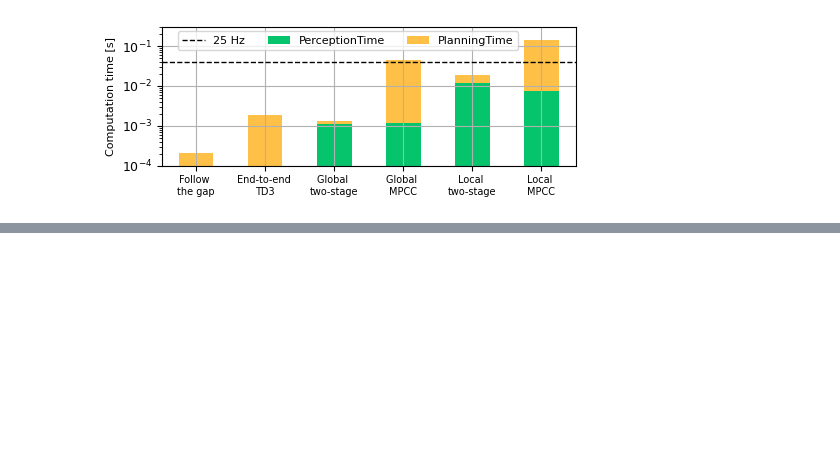
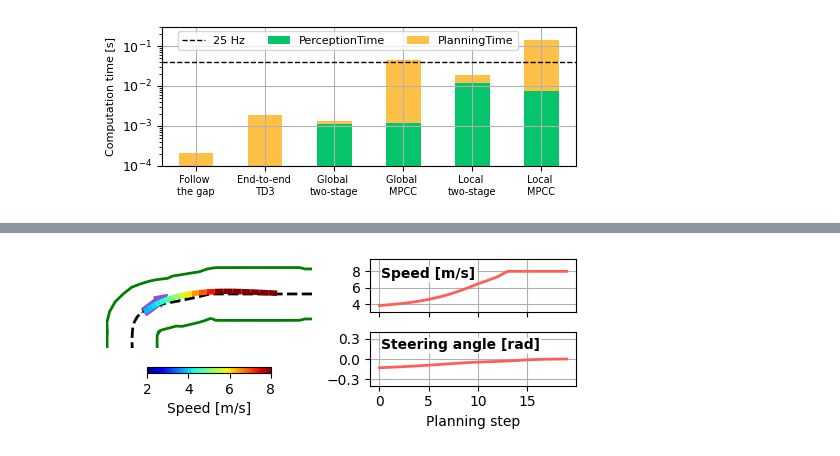
Before and after one commit to BDEvan5/f1tenth_benchmarks, a Jupyter notebook: Notebooks/localmap_article.ipynb, the cells around one changed output, grey strips where cells are left out. Cells and saved outputs as stored; diff of their text form; code cells hidden in the pictures; blank space fills up the shorter version.

```diff
--- a/Notebooks/localmap_article.ipynb
+++ b/Notebooks/localmap_article.ipynb
@@ -736,0 +726,9 @@ Local \nMPCC              0.007668      0.132931
+# %%
+from f1tenth_sim.classic_racing.GlobalMPCC3 import GlobalMPCC3
+
+test_id = "DataMu60"
+map_name = "aut"
+planner = GlobalMPCC3(test_id, True, planner_name="FullStackMPCC3", surpress_output=True)
+test_planning_single_map(planner, map_name, test_id, number_of_laps=1)
+
+plot_trajectory_analysis(planner.name, test_id)
@@ -736,0 +746,74 @@ Local \nMPCC              0.007668      0.132931
+# %%
+planner_name = "FullStackMPCC3"
+i = 456
+
+mpcc_data_path = f"Logs/{planner_name}/RawData_{test_id}/MPCCData_{test_id}/"
+Logs = np.load(f"Logs/{planner_name}/RawData_{test_id}/SimLog_{map_name}_0.npy")
+track = CentreLine(map_name)
+
+states = np.load(mpcc_data_path + f"States_{i}.npy")
+controls = np.load(mpcc_data_path + f"Controls_{i}.npy")
+
+fig = plt.figure(figsize=(5, 2.))
+a1 = plt.subplot2grid((2, 2), (0, 0), rowspan=2)
+a2 = plt.subplot2grid((2, 2), (0, 1))
+a3 = plt.subplot2grid((2, 2), (1, 1))
+
+xs = np.interp(states[:, 3], track.s_path, track.path[:, 0])
+ys = np.interp(states[:, 3], track.s_path, track.path[:, 1])
+
+for z in range(len(states)):
+    x_line = [states[z, 0], xs[z]]
+    y_line = [states[z, 1], ys[z]]
+    a1.plot(x_line, y_line, '--', color='gray', linewidth=1)
+
+a1.plot(track.path[:, 0], track.path[:, 1], '--', linewidth=2, color='black')
+l1 = track.path[:, :2] + track.nvecs * track.widths[:, 0][:, None]
+l2 = track.path[:, :2] - track.nvecs * track.widths[:, 1][:, None]
+a1.plot(l1[:, 0], l1[:, 1], color='green')
+a1.plot(l2[:, 0], l2[:, 1], color='green')
+
+l = 0.6
+a1.arrow(Logs[i, 0], Logs[i, 1], np.cos(Logs[i, 4])*l, np.sin(Logs[i, 4])*l, color="#8854d0", zorder=0, width=0.3, head_width=0.45, head_length=0.45)
+a1.axis('off')
+
+b = 1.25
+a1.set_xlim(np.min(xs)-b, np.max(xs)+b)
+a1.set_ylim(np.min(ys)-b, np.max(ys)+b)
+
+vs = controls[:, 1]
+points = states[:, :2].reshape(-1, 1, 2)
+segments = np.concatenate([points[:-1], points[1:]], axis=1)
+
+norm = plt.Normalize(2, 8)
+lc = LineCollection(segments, cmap='jet', norm=norm)
+lc.set_array(vs)
+lc.set_linewidth(4)
+line = a1.add_collection(lc)
+plt.sca(a1)
+plt.colorbar(line, shrink=0.6, label="Speed [m/s]", ticks=[2, 4, 6, 8], orientation='horizontal')
+a1.set_aspect('equal', adjustable='box')
+
+a2.plot(controls[:, 1], linewidth=2, color=sunset_orange)
+a2.grid(True)
+a2.text(0.2, 7.2, "Speed [m/s]", fontdict={"weight": "bold"}, bbox=dict(facecolor='white', edgecolor='white', pad=0.0))
+a2.set_ylim(3, 9.5)
+a2.xaxis.set_major_locator(plt.MaxNLocator(5))
+a2.set_yticks([4, 6, 8])
+a2.set_xticklabels([])
+
+a3.plot(controls[:, 0], linewidth=2, color=sunset_orange)
+a3.grid(True)
+a3.set_ylim(-0.4, 0.4)
+a3.text(0.2, 0.15, "Steering angle [rad]", fontdict={"weight": "bold"}, bbox=dict(facecolor='white', edgecolor='white', pad=0.0))
+a3.xaxis.set_major_locator(plt.MaxNLocator(5))
+a3.yaxis.set_major_locator(plt.MaxNLocator(3))
+a3.set_xlabel(f"Planning step")
+
+plt.tight_layout()
+plt.rcParams['pdf.use14corefonts'] = True
+plt.savefig(f"{save_path}MPCC_plan_{i}.svg", bbox_inches="tight", pad_inches=0.05)
+plt.savefig(f"{save_path}MPCC_plan_{i}.pdf", bbox_inches="tight", pad_inches=0.05)
+plt.savefig(f"{save_path}MPCC_plan_{i}.jpg", bbox_inches="tight", pad_inches=0.05, dpi=300)
+# %% [output]
+[figure, added]
```
Also changed, not shown: parts of 11 cells of this notebook, 13 other files.
